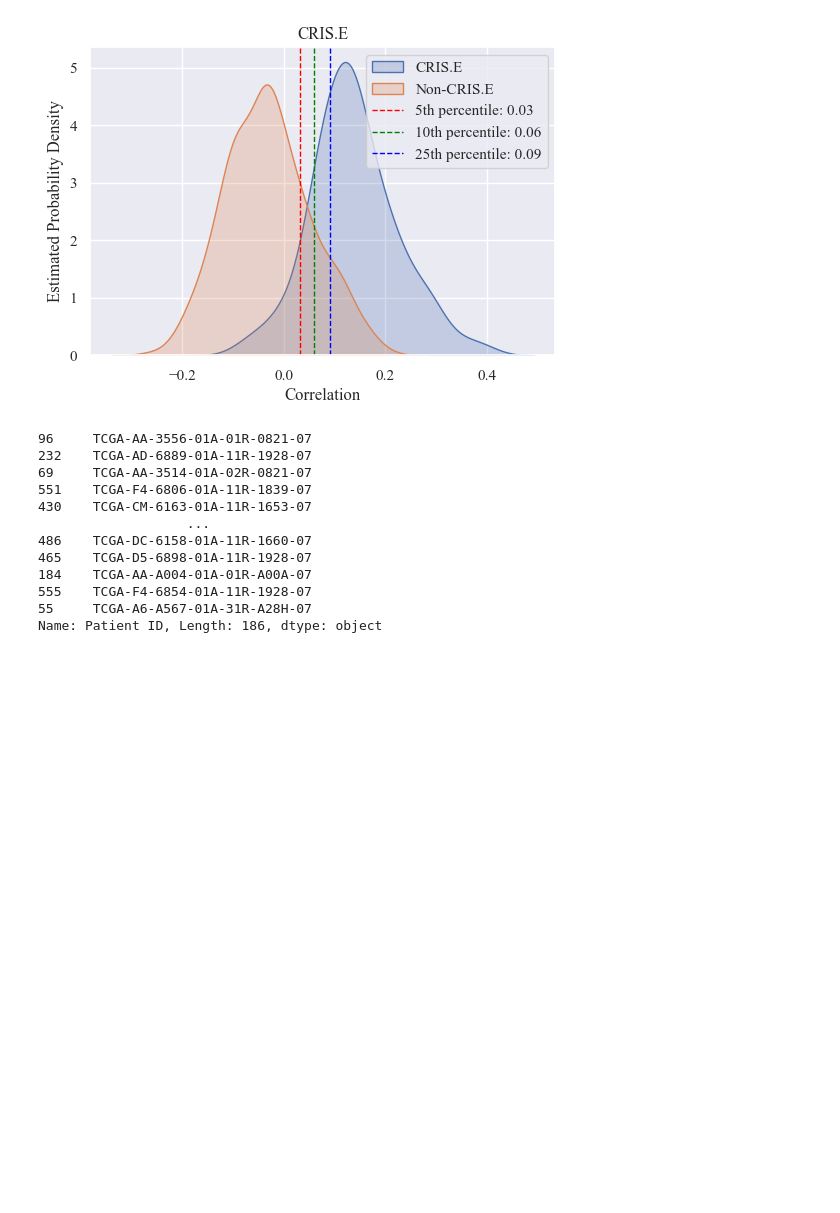
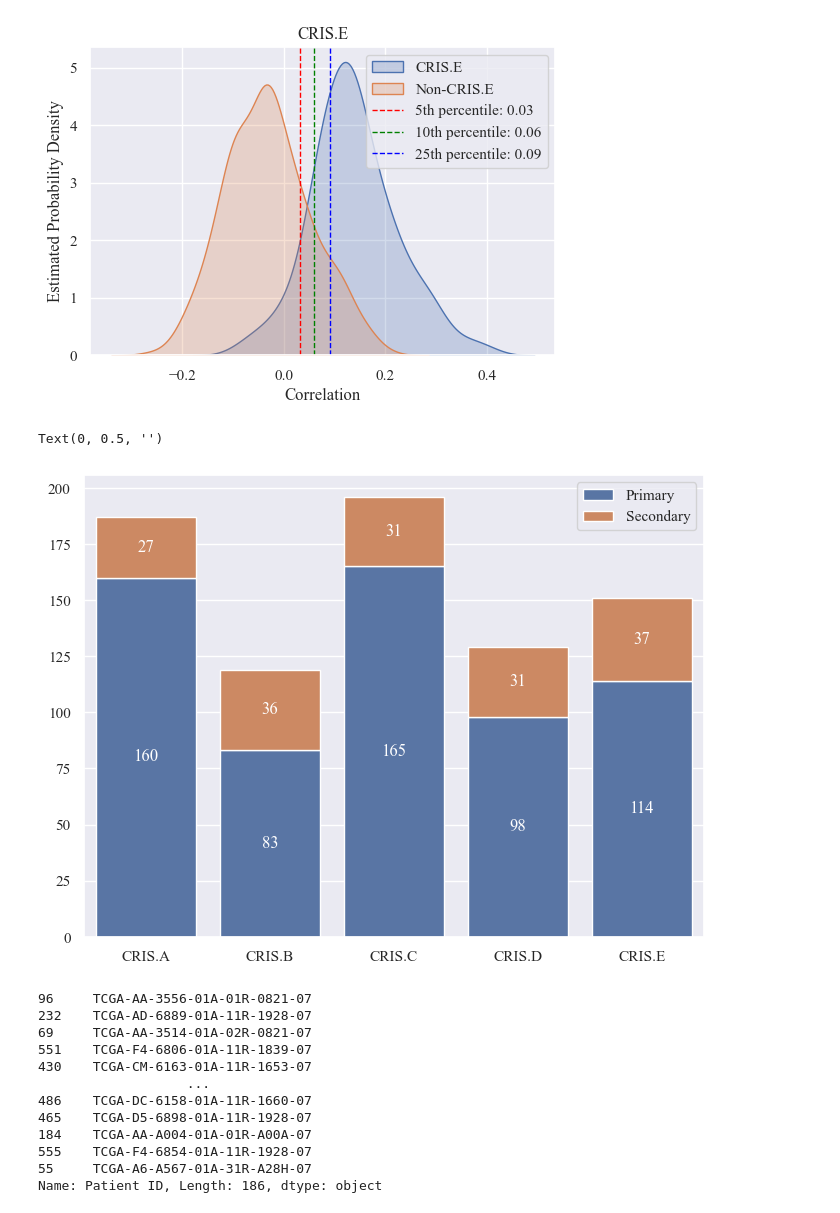
Before and after one commit to ivamilojkovic/ML-GeneExpression-CancerSubtype-Classification, a Jupyter notebook: notebooks/clinical_evaluation_cris.ipynb, the cells around one changed output. Drawn from its saved outputs; the diff is of its cells as text; code cells hidden in the pictures; blank space fills up the shorter version.

```diff
--- a/notebooks/clinical_evaluation_cris.ipynb
+++ b/notebooks/clinical_evaluation_cris.ipynb
@@ -333,6 +333,36 @@ Minimal correlation:  0.018635427999999954
 [figure]
 [figure]
 [figure]
+# %%
+# Class distribution (counts) comparison
+ax = plt.figure(figsize=(8,6))
+
+df_compare = pd.DataFrame({
+    'Primary': data['Subtype-from Parker centroids'].value_counts(),
+    'Secondary': y_mcut_5perc_labels.sum(axis=0) - data['Subtype-from Parker centroids'].value_counts()
+    },
+    index=y_mcut_labels.columns)
+
+palette = sns.color_palette()
+
+# Plot the stacked bar chart using the custom palette
+ax = sns.barplot(data=df_compare, x=df_compare.index, y='Primary', label='Primary',color=palette[0])
+ax = sns.barplot(data=df_compare, x=df_compare.index, y='Secondary', label='Secondary', bottom=df_compare['Primary'],color=palette[1])
+
+# Add values inside the bars
+for p in ax.patches:
+    height = p.get_height()
+    width = p.get_width()
+    x, y = p.get_xy()
+    ax.annotate(f'{int(height)}', (x + width / 2, y + height / 2), ha='center', va='center', fontsize=12, color='white')
+
+
+# Show the legend
+ax.legend()
+ax.set_ylabel('')
+# %% [output]
+Text(0, 0.5, '')
+[figure, added]
 # %%
 # Get test indices (here we are using only labels obtained with M-cut strategy and 5th percentile filtering)
 test_idx = y_test_5perc.index
```
Also changed, not shown: 4 other files.
